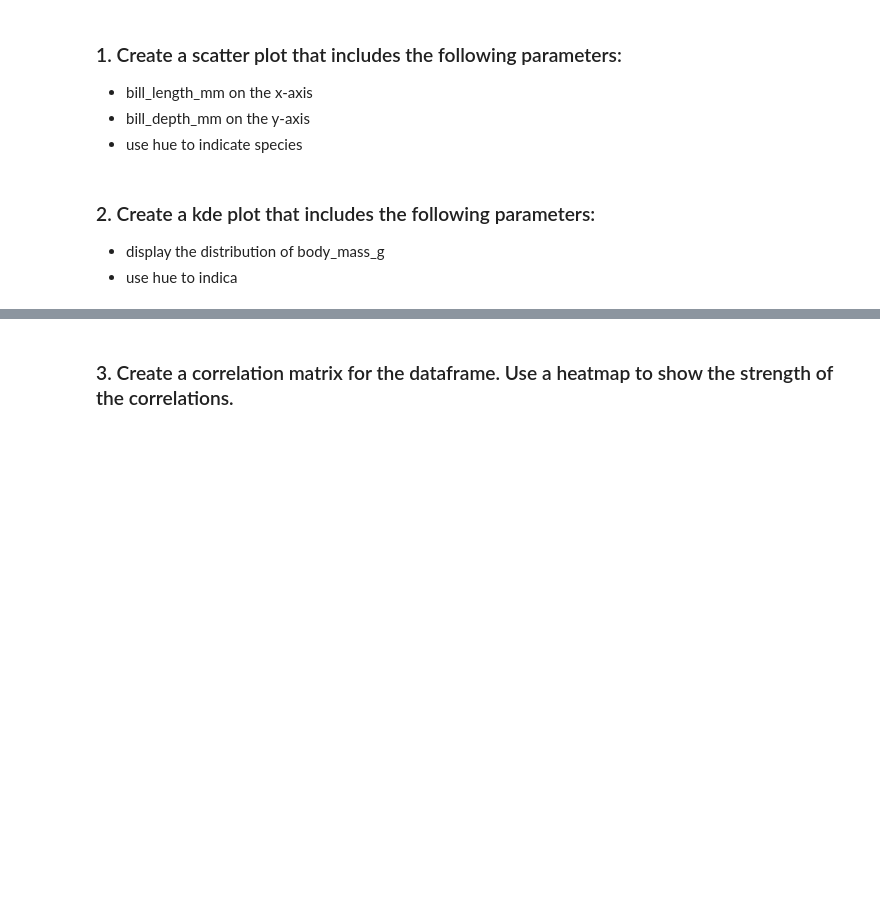
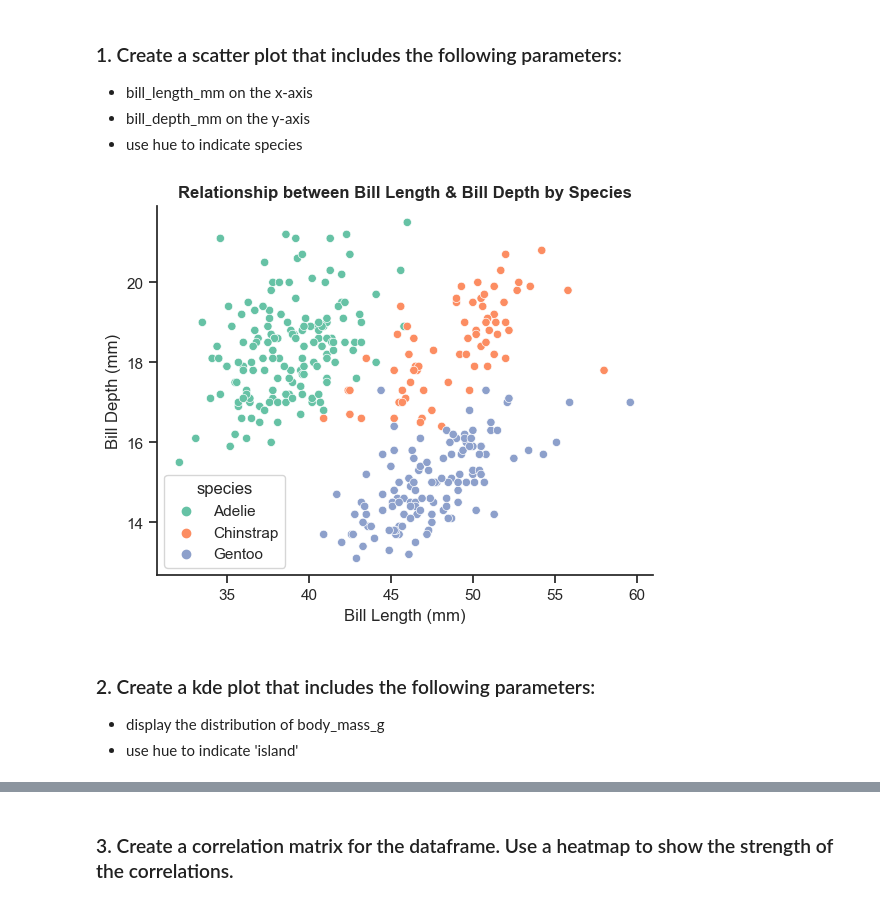
Before and after one commit to valeriemagalong/Val-Practices-Python, a Jupyter notebook: Penguins_Seaborn/Seaborn_Practice_Penguins_Data.ipynb, the cells around one changed output, grey strips where cells are left out. Cells and saved outputs as stored; diff of their text form; code cells hidden in the pictures; blank space fills up the shorter version.

```diff
--- a/Penguins_Seaborn/Seaborn_Practice_Penguins_Data.ipynb
+++ b/Penguins_Seaborn/Seaborn_Practice_Penguins_Data.ipynb
@@ -6,10 +6,16 @@
 # %% [markdown]
 ### Setting a default style theme
 # %%
+import matplotlib.pyplot as plt
 import seaborn as sns
 
 # Set the default style for visualizations
-sns.set_theme(style = 'ticks', palette = 'Set2', font = 'Arial')
+custom_styles = {
+    "axes.spines.right": False,
+    "axes.spines.top": False
+}
+
+sns.set_theme(style = 'ticks', palette = 'Set2', font = 'Arial', rc = custom_styles)
 # %% [markdown]
 ### Importing the data
 # %%
@@ -109,7 +115,17 @@ dtype: int64
 * bill_length_mm on the x-axis
 * bill_depth_mm on the y-axis
 * use hue to indicate species
+# %%
+sns.scatterplot(df, x = 'bill_length_mm', y = 'bill_depth_mm', hue = 'species')
+
+plt.title('Relationship between Bill Length & Bill Depth by Species', fontweight = 'bold')
+plt.xlabel('Bill Length (mm)')
+plt.ylabel('Bill Depth (mm)')
+
+plt.show()
+# %% [output]
+[figure, added]
 # %% [markdown]
 ### 2. Create a kde plot that includes the following parameters:
 * display the distribution of body_mass_g
-* use hue to indica
+* use hue to indicate 'island'
```
Also changed, not shown: parts of 2 cells of this notebook.
